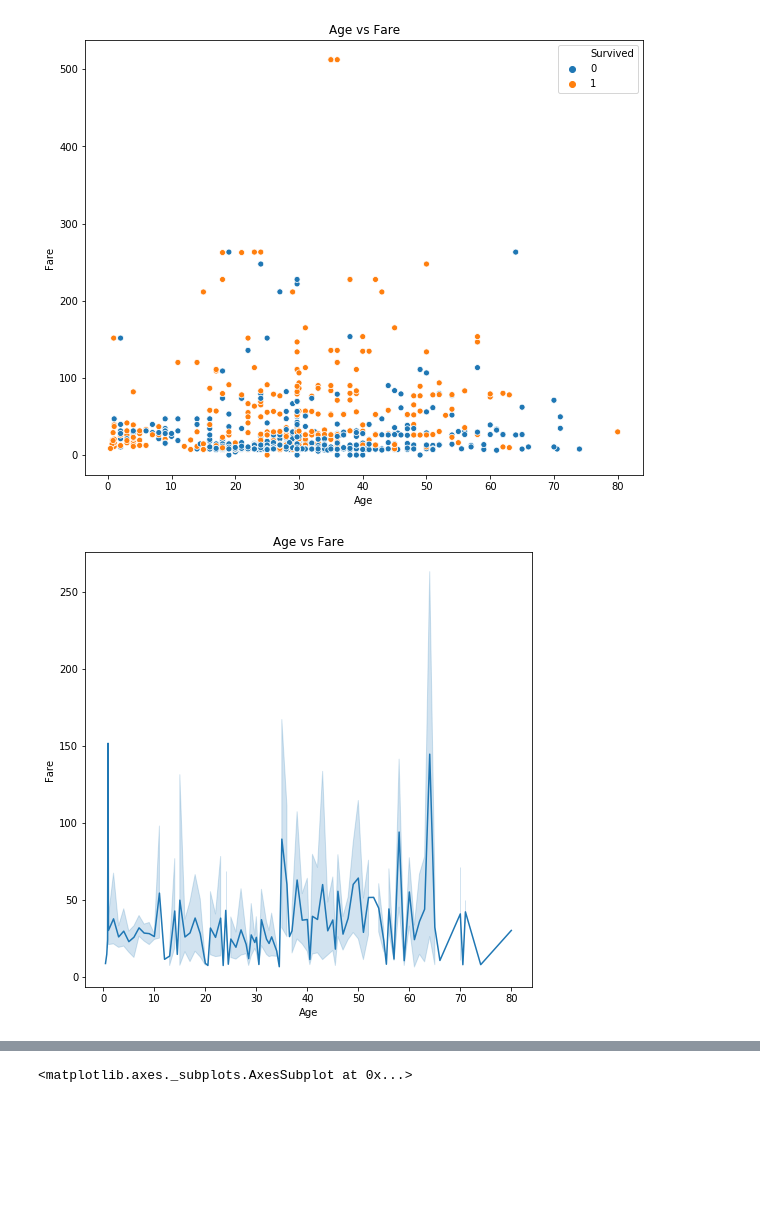
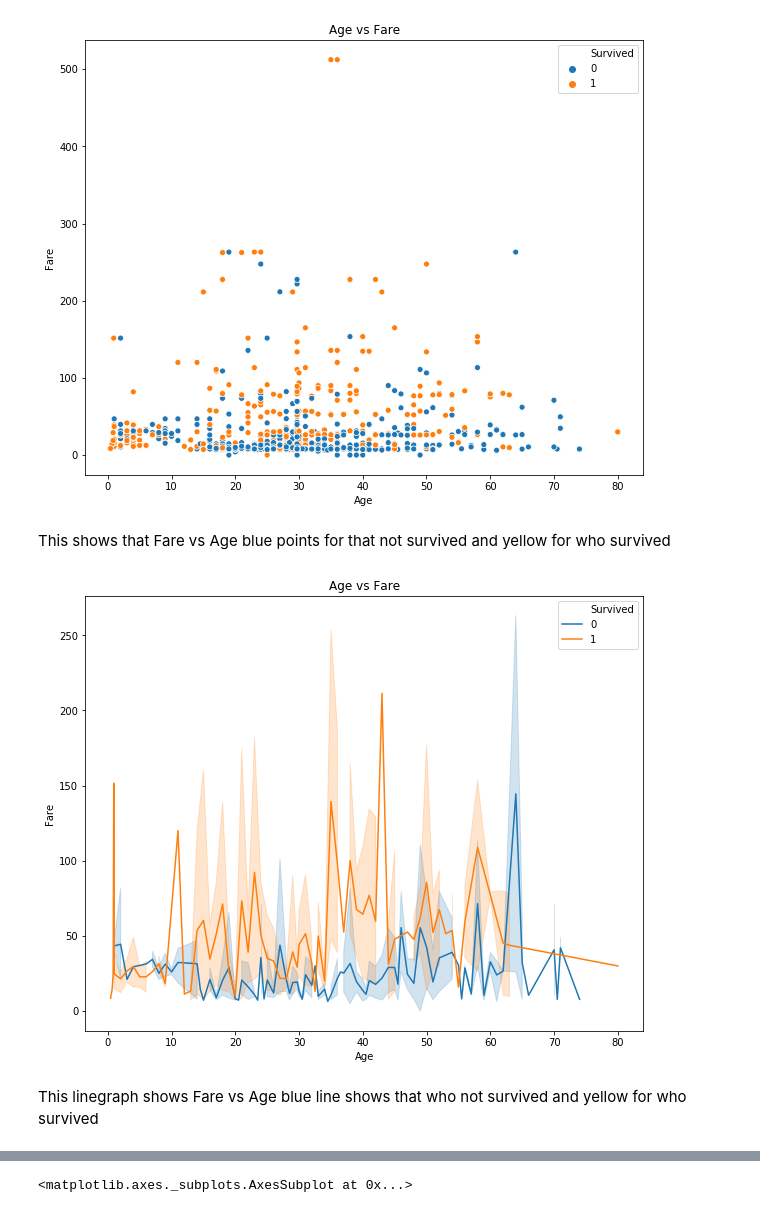
Before and after one commit to akshit4/Titanic, a Jupyter notebook: Titanic Data Set.ipynb, the cells around one changed output, grey strips where cells are left out. Saved outputs shown, nothing was run; the diff lists cells and outputs as text; code cells hidden in the pictures; blank space fills up the shorter version.

```diff
--- a/Titanic Data Set.ipynb
+++ b/Titanic Data Set.ipynb
@@ -176,9 +176,13 @@ sns.scatterplot(x=data['Age'], y=data['Fare'], hue=data['Survived']).set(title =
 plt.show()
 # %% [output]
 [figure]
+# %% [markdown]
+This shows that Fare vs Age blue points for that not survived and yellow for who survived
 # %%
-fig, ax = plt.subplots(figsize=(8,8))
-sns.lineplot(x=data['Age'], y=data['Fare']).set(title = 'Age vs Fare')
+fig, ax = plt.subplots(figsize=(10,8))
+sns.lineplot(x=data['Age'], y=data['Fare'], hue=data['Survived']).set(title = 'Age vs Fare')
 plt.show()
 # %% [output]
-[figure, old version]
+[figure, new version]
+# %% [markdown]
+This linegraph shows Fare vs Age blue line shows that who not survived and yellow for who survived
```
Also changed, not shown: parts of 5 cells of this notebook.
